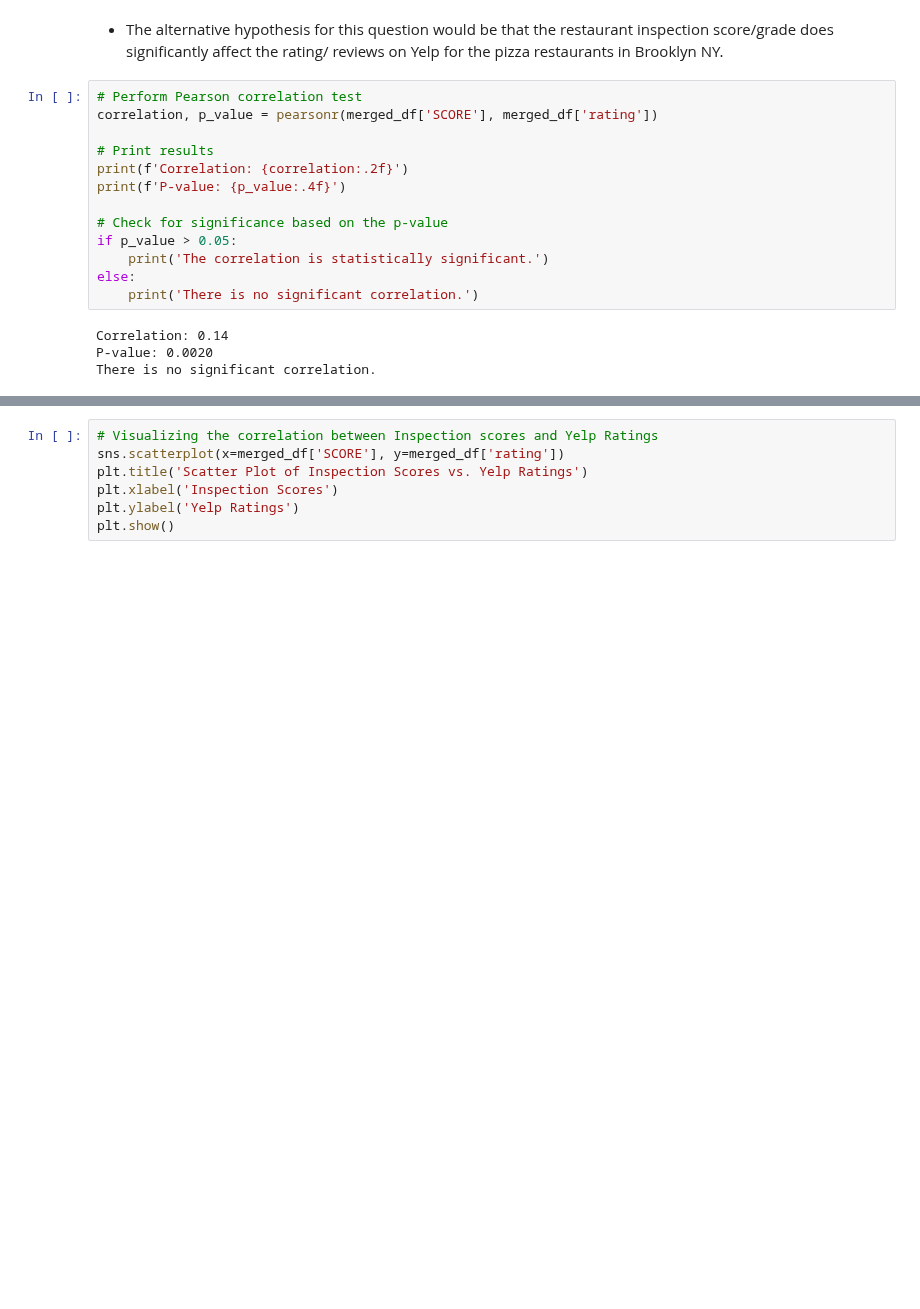
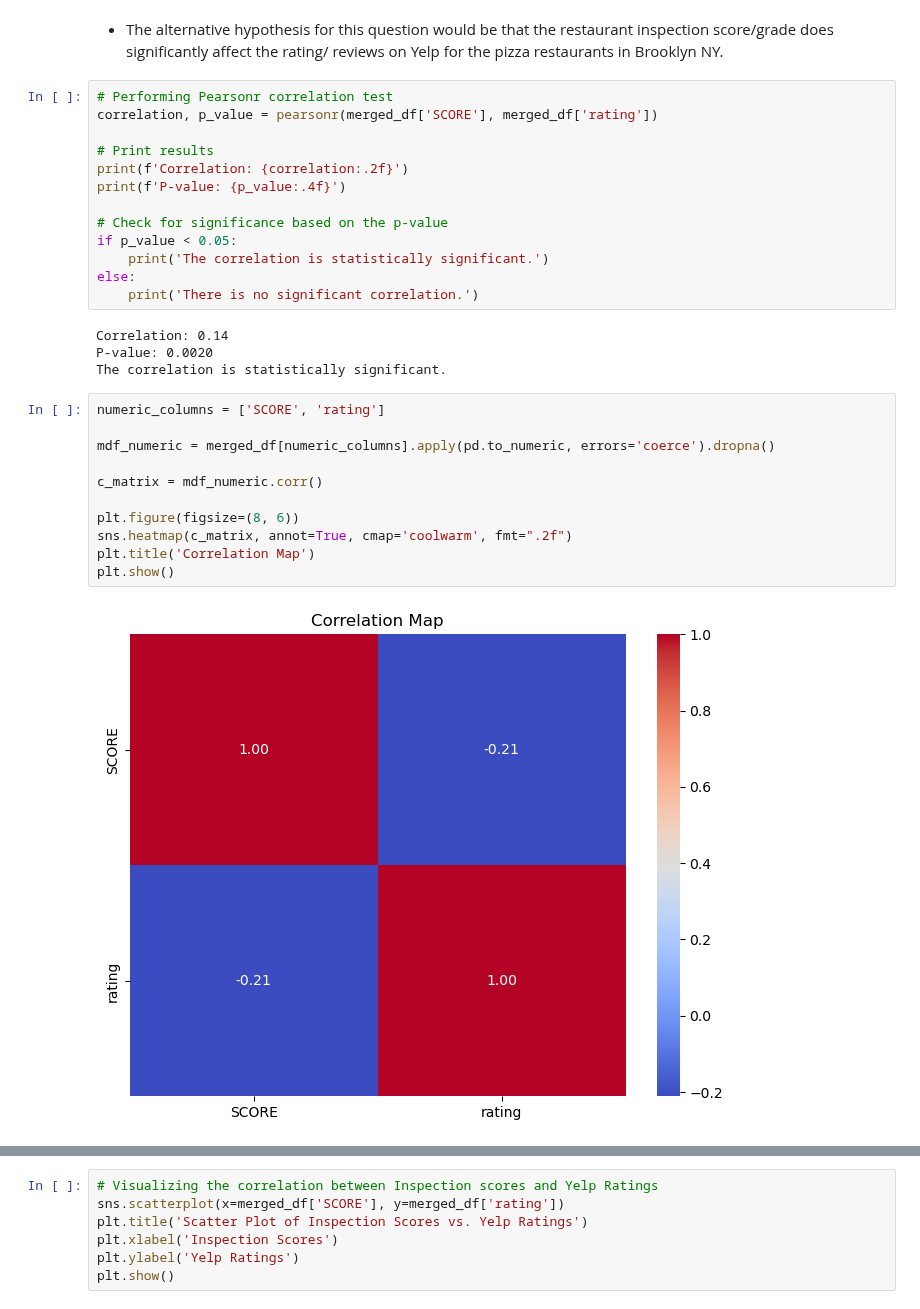
Before and after one commit to JoeBwonKenobi/NYCRestarauntInspections, a Jupyter notebook: Hypothesis Testing.ipynb, the cells around one changed output, grey strips where cells are left out. Cells and saved outputs as stored; diff of their text form; blank space fills up the shorter version.

```diff
--- a/Hypothesis Testing.ipynb
+++ b/Hypothesis Testing.ipynb
@@ -185,7 +185,7 @@ merged_df.drop(['_merge'], axis=1, inplace=True)
 # %% [markdown]
 - The alternative hypothesis for this question would be that the restaurant inspection score/grade does significantly affect the rating/ reviews on Yelp for the pizza restaurants in Brooklyn NY.
 # %%
-# Perform Pearson correlation test
+# Performing Pearsonr correlation test
 correlation, p_value = pearsonr(merged_df['SCORE'], merged_df['rating'])
 
 # Print results
@@ -193,14 +193,27 @@ print(f'Correlation: {correlation:.2f}')
 print(f'P-value: {p_value:.4f}')
 
 # Check for significance based on the p-value
-if p_value > 0.05:
+if p_value < 0.05:
     print('The correlation is statistically significant.')
 else:
     print('There is no significant correlation.')
 # %% [output]
 Correlation: 0.14
 P-value: 0.0020
-There is no significant correlation.
+The correlation is statistically significant.
+# %%
+numeric_columns = ['SCORE', 'rating']
+
+mdf_numeric = merged_df[numeric_columns].apply(pd.to_numeric, errors='coerce').dropna()
+
+c_matrix = mdf_numeric.corr()
+
+plt.figure(figsize=(8, 6))
+sns.heatmap(c_matrix, annot=True, cmap='coolwarm', fmt=".2f")
+plt.title('Correlation Map')
+plt.show()
+# %% [output]
+[figure, added]
 # %%
 # Compute the correlation matrix
 correlation_matrix = merged_df.corr()
```
Also changed, not shown: parts of 10 cells of this notebook, 5 other files.
